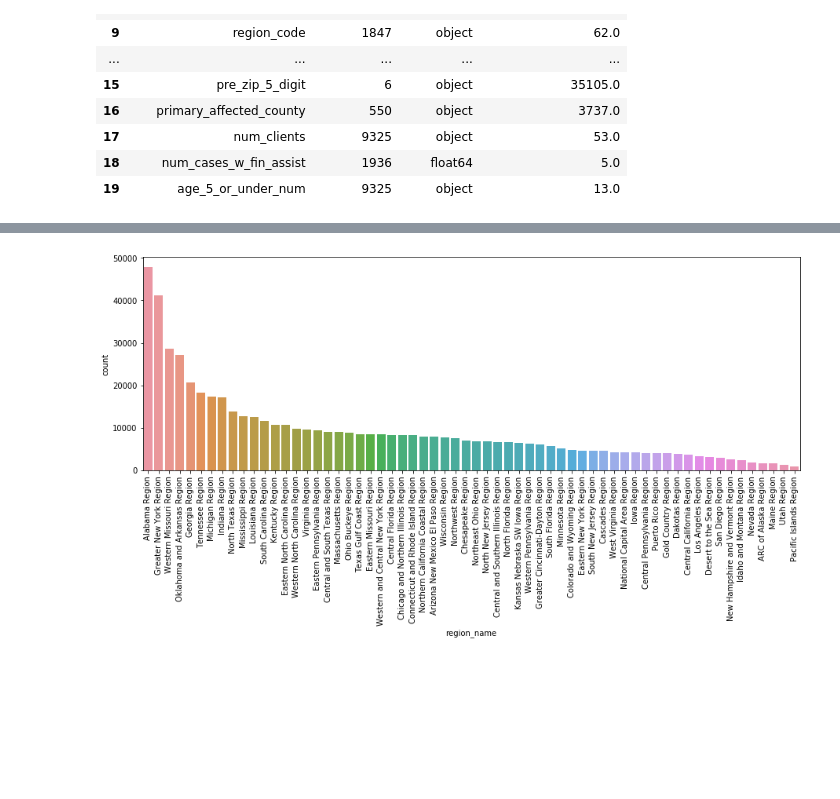
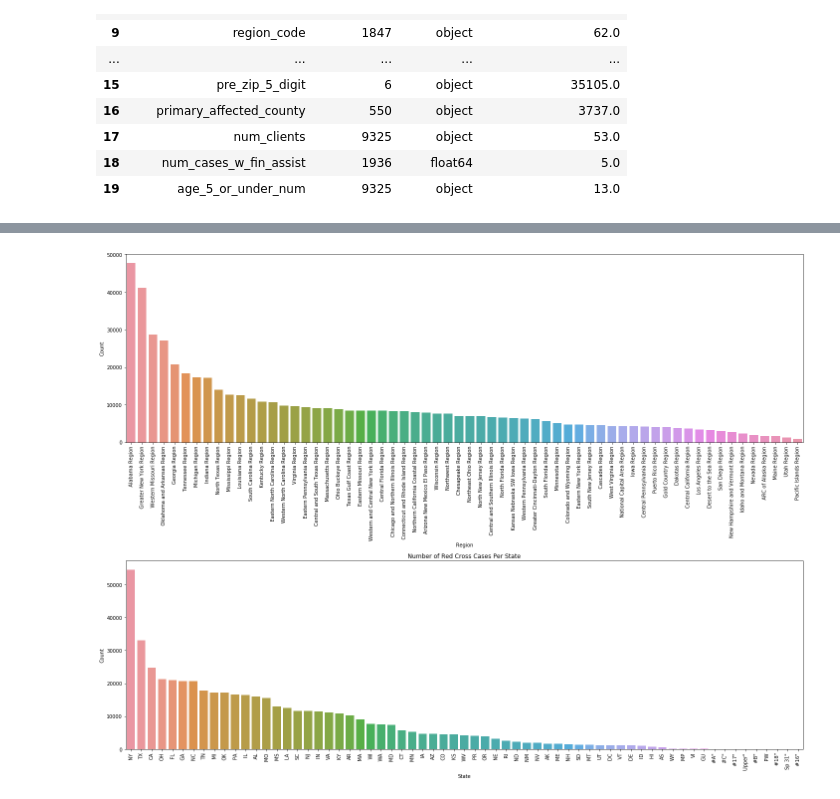
Before and after one commit to DataKind-DC/red-cross-replication, a Jupyter notebook: Model-2C/phase2_model2c_EDA.ipynb, the cells around one changed output, grey strips where cells are left out. Saved outputs shown, nothing was run; the diff lists cells and outputs as text; code cells hidden in the pictures; blank space fills up the shorter version.

```diff
--- a/Model-2C/phase2_model2c_EDA.ipynb
+++ b/Model-2C/phase2_model2c_EDA.ipynb
@@ -108,13 +119,24 @@ Red Cross regions and States
 # %%
-# Prepare dataframe, all cases
+# Prepare dataframe, all cases, for region and state
 rc_regions = raw['region_name'].value_counts(dropna = True).to_frame()
 rc_regions = rc_regions.reset_index()
-rc_regions.columns = ['region_name','count']
+rc_regions.columns = ['Region','Count']
 
-# Plot total case counts against region
-f, ax = plt.subplots(figsize=(15, 5))
-ax = sns.barplot(y = rc_regions['count'], x = rc_regions['region_name'])
-ax.set_xticklabels(ax.get_xticklabels(), rotation = 90)
+rc_state = raw['esri_state'].value_counts(dropna = True).to_frame()
+rc_state = rc_state.reset_index()
+rc_state.columns = ['State','Count']
+
+# Plot total case counts against region & state
+f, (ax1, ax2) = plt.subplots(2,1,figsize=(20, 15))
+ax1 = sns.barplot(y = rc_regions['Count'], x = rc_regions['Region'], ax = ax1)
+ax1.set_xticklabels(ax1.get_xticklabels(), rotation = 90)
+plt.title('Number of Red Cross Cases Per Region')
+
+ax2 = sns.barplot(y = rc_state['Count'], x = rc_state['State'], ax = ax2)
+ax2.set_xticklabels(ax2.get_xticklabels(), rotation = 90)
+plt.title('Number of Red Cross Cases Per State')
+f.tight_layout()
+
 plt.show()
 # %% [output]
-[figure, old version]
+[figure, new version]
```
Also changed, not shown: parts of 39 cells of this notebook.
